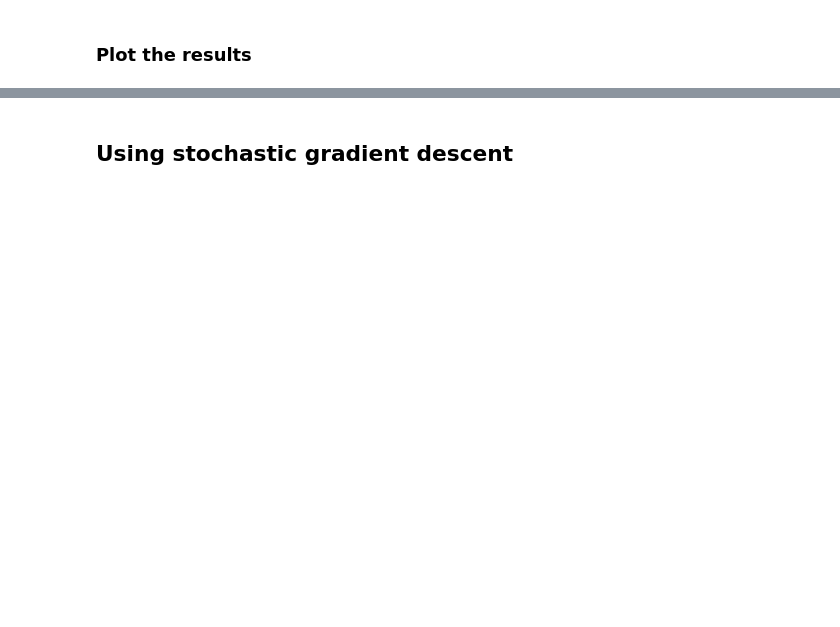
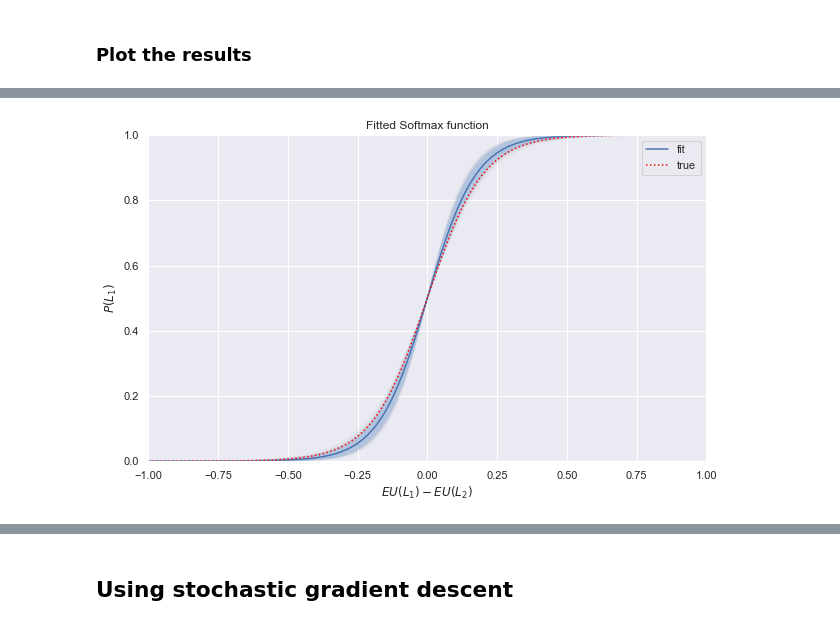
Before and after one commit to AurelienNioche/BayesianCogSci, a Jupyter notebook: likelihood_based/cumulative_prospect_theory.ipynb, the cells around one changed output, grey strips where cells are left out. Drawn from its saved outputs; the diff is of its cells as text; code cells hidden in the pictures; blank space fills up the shorter version.

```diff
--- a/likelihood_based/cumulative_prospect_theory.ipynb
+++ b/likelihood_based/cumulative_prospect_theory.ipynb
@@ -201,4 +135,17 @@ pd.DataFrame(data)
 1000 rows × 6 columns
+# %%
+data_stan = {
+    "n_trial": n_trial,
+    "n_option": n_option,
+    "y": y+1,
+    "p": p,
+    "x": x,
+}
+#   int<lower=1> n_trial;                            // Number of trials
+#   int<lower=1> n_option;                           // Number of lottery/option per trial
+#   int<lower=1, upper=n_option> y[n_trial];         // The actual choices
+#   matrix[n_option, n_trial] p;                     // Lottery probabilities
+#   matrix[n_option, n_trial] x;                     // Lottery rewards
 # %% [markdown]
 ## Inference using Stan
 # %% [markdown]
@@ -365,7 +201,7 @@ model {
 ### Compile the model
 # %%
 # Put it to true if you edit the model
-force_compilation = True
+force_compilation = False
 
 # Where to save backup
 bkp_folder = 'bkp'
@@ -398,5 +229,5 @@ Variable "ii" does not exist.
 * `seed`: Seed for the random generator. It allows for reproducibility.
 # %%
 # Train the model and generate samples
-fit = sm.sampling(data=data, iter=1000, chains=4, warmup=500, thin=1, seed=101)
+fit = sm.sampling(data=data_stan, iter=1000, chains=4, warmup=500, thin=1, seed=101)
 fit
@@ -412,7 +264,7 @@ df
 # %%
 # Select a subset of samples to plot
 n = 1000
-idx = np.random.choice(range(len(alpha)), size=n, replace=False)
+idx = np.random.choice(range(len(fit['alpha'])), size=n, replace=False)
 # %%
 # Utility function
 def f(x, alpha):
@@ -463,38 +317,40 @@ def f(x, tau):
     return expit(x/tau)
 
 # Extract mean
-beta_mean = df['mean']['tau']
+tau_mean = df['mean']['tau']
 
 # Extrac trace
-beta = fit['tau']
+tau = fit['tau']
 
 # Create fig
 fig, ax = plt.subplots(figsize=(10, 6))
 
 # Set limits
 x_min, x_max = -1, 1
 y_min, y_max = 0, 1
 
 # Generate x-values
 x = np.linspace(x_min, x_max, 100)
 
 # Plot a subset
 for i in idx:
     ax.plot(x, f(x, tau[i]), color='lightsteelblue', alpha=0.005)
 
 # Plot mean
 ax.plot(x, f(x, tau_mean), label="fit")
 
 # Plot truth
 ax.plot(x, f(x, tau_true), ls=':', label='true', color="red")
 
 # Pimp your plot
 ax.set_xlabel('$EU(L_1) - EU(L_2)$')
 ax.set_ylabel('$P(L_1)$')
 ax.set_title('Fitted Softmax function')
 ax.set_xlim(x_min, x_max)
 ax.set_ylim(y_min, y_max)
 
 ax.legend()
 plt.show()
+# %% [output]
+[figure, added]
 # %%
```
Also changed, not shown: parts of 21 cells of this notebook.
